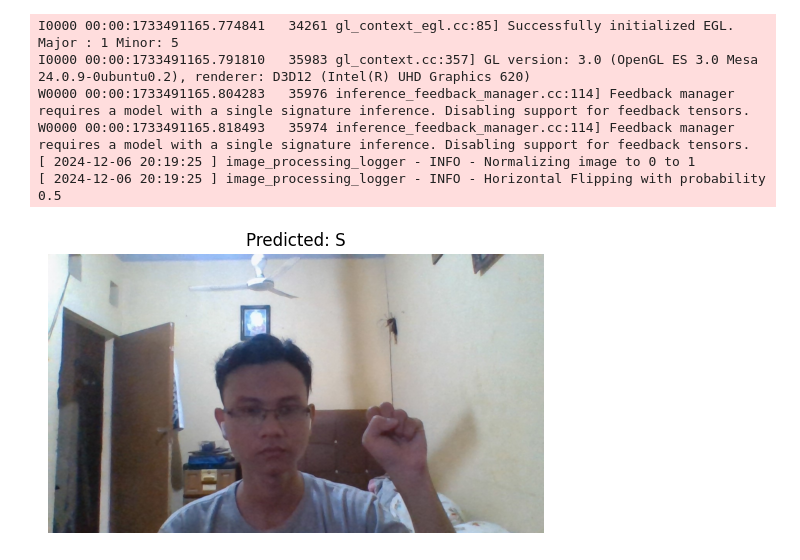
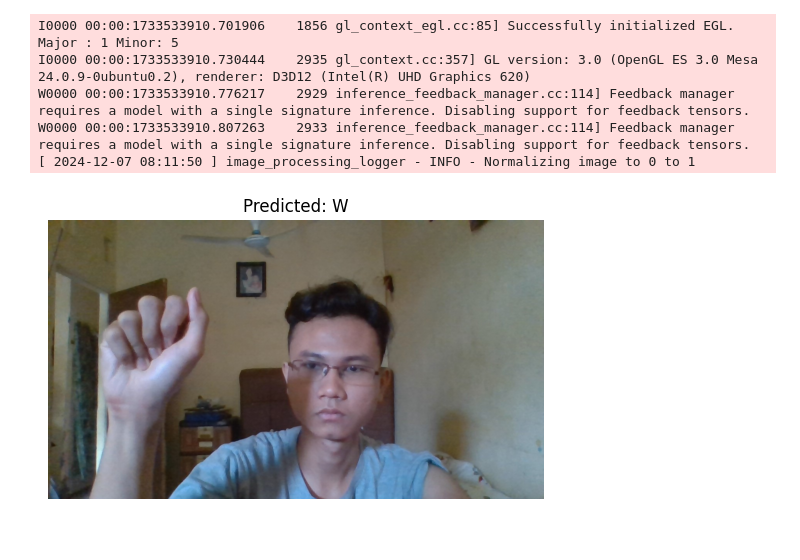
Before and after one commit to AnggaDS01/SIBI-Classification-ML-Projects-Pytorch, a Jupyter notebook: notebooks/3. prediction.ipynb, the cells around one changed output. Saved outputs shown, nothing was run; the diff lists cells and outputs as text; code cells hidden in the pictures.

Commit message:
update data preprocessing pipeline

```diff
--- a/notebooks/3. prediction.ipynb
+++ b/notebooks/3. prediction.ipynb
@@ -49,7 +62,7 @@ def draw_landmarks_on_image(
         connection_spec
     ):
 
-    """Gambar landmark pada gambar menggunakan MediaPipe."""
+    """Draw landmarks on the image using MediaPipe."""
     mp_drawing = mp.solutions.drawing_utils
     for hand_landmarks in landmarks:
         mp_drawing.draw_landmarks(
@@ -66,7 +79,7 @@ def get_hand_bounding_box(
         offset
     ):
 
-    """Hitung bounding box untuk tangan berdasarkan landmark."""
+    """Calculate the bounding box for the hand based on the landmarks."""
     points = np.array([
         [landmark.x * image_shape[1], landmark.y * image_shape[0]]
         for landmark in landmarks.landmark
@@ -80,7 +93,7 @@ def crop_and_resize(
         target_size
     ):
 
-    """Potong gambar sesuai bounding box dan ubah ukurannya."""
+    """Cut the image according to the bounding box and resize it."""
     x, y, w, h = bbox
     cropped_image = image[y:y + h, x:x + w]
     if cropped_image.size == 0:
@@ -98,18 +111,18 @@ def process_image(
 		offset=50
 	):
 
-	"""Proses gambar untuk mendeteksi tangan dan landmark."""
+	"""Process images to detect hands and landmarks."""
 	mp_drawing = mp.solutions.drawing_utils
 
 	image = cv2.imread(file_path)
 	if image is None:
-		raise FileNotFoundError(f"Gambar tidak ditemukan: {file_path}")
+		raise FileNotFoundError(f"Image not found: {file_path}")
 
 	rgb_image = cv2.cvtColor(image, cv2.COLOR_BGR2RGB)
 	results = hands_processor.process(rgb_image)
 
 	if not results.multi_hand_landmarks:
-		print("Tangan tidak terdeteksi.")
+		print("Hand is not detected.")
 		return None
 
 	# Gambar landmark pada gambar asli
@@ -271,34 +284,31 @@ image_processor = ImageProcessor(
 # %%
 # file_path = "./artifacts/<model_name>/data_ingestion/SIBI_dataset/Test/image_C_(1723084152.1237173).jpg"
-file_path = "../data/WIN_20241206_17_17_56_Pro.jpg"
+file_path = "../data/WIN_20241207_08_09_45_Pro.jpg"
 hands = initialize_hands()
-processed_image = process_image(file_path, hands, offset=25)
+processed_image = process_image(file_path, hands, offset=50)
 hands.close()
 
 img = Image.open(file_path)
 
 img_normalizer = image_processor.image_to_tensor()
-img_hflip = image_processor.hFlip()
 test_img = img_normalizer(processed_image)
-test_img = img_hflip(test_img)
 
 model.eval()
 with torch.inference_mode():
 	test_img = test_img.to(device)
 	output = model(test_img.unsqueeze(0))
 	_, predicted = torch.max(output, 1)
 
 plt.imshow(img)
 plt.title(f"Predicted: {DATA_PREPROCESSING_CONFIG.label_list[predicted.item()]}")
 plt.axis("off")
 plt.show()
 # %% [output]
-I0000 00:00:1733491165.774841   34261 gl_context_egl.cc:85] Successfully initialized EGL. Major : 1 Minor: 5
-I0000 00:00:1733491165.791810   35983 gl_context.cc:357] GL version: 3.0 (OpenGL ES 3.0 Mesa 24.0.9-0ubuntu0.2), renderer: D3D12 (Intel(R) UHD Graphics 620)
-W0000 00:00:1733491165.804283   35976 inference_feedback_manager.cc:114] Feedback manager requires a model with a single signature inference. Disabling support for feedback tensors.
-W0000 00:00:1733491165.818493   35974 inference_feedback_manager.cc:114] Feedback manager requires a model with a single signature inference. Disabling support for feedback tensors.
-[ 2024-12-06 20:19:25 ] image_processing_logger - INFO - Normalizing image to 0 to 1
-[ 2024-12-06 20:19:25 ] image_processing_logger - INFO - Horizontal Flipping with probability 0.5
+I0000 00:00:1733533910.701906    1856 gl_context_egl.cc:85] Successfully initialized EGL. Major : 1 Minor: 5
+I0000 00:00:1733533910.730444    2935 gl_context.cc:357] GL version: 3.0 (OpenGL ES 3.0 Mesa 24.0.9-0ubuntu0.2), renderer: D3D12 (Intel(R) UHD Graphics 620)
+W0000 00:00:1733533910.776217    2929 inference_feedback_manager.cc:114] Feedback manager requires a model with a single signature inference. Disabling support for feedback tensors.
+W0000 00:00:1733533910.807263    2933 inference_feedback_manager.cc:114] Feedback manager requires a model with a single signature inference. Disabling support for feedback tensors.
+[ 2024-12-07 08:11:50 ] image_processing_logger - INFO - Normalizing image to 0 to 1
-[figure, old version]
+[figure, new version]
 # %%
 log_manager.clean_log_file()
```
Also changed, not shown: parts of 7 cells of this notebook, 13 other files.
